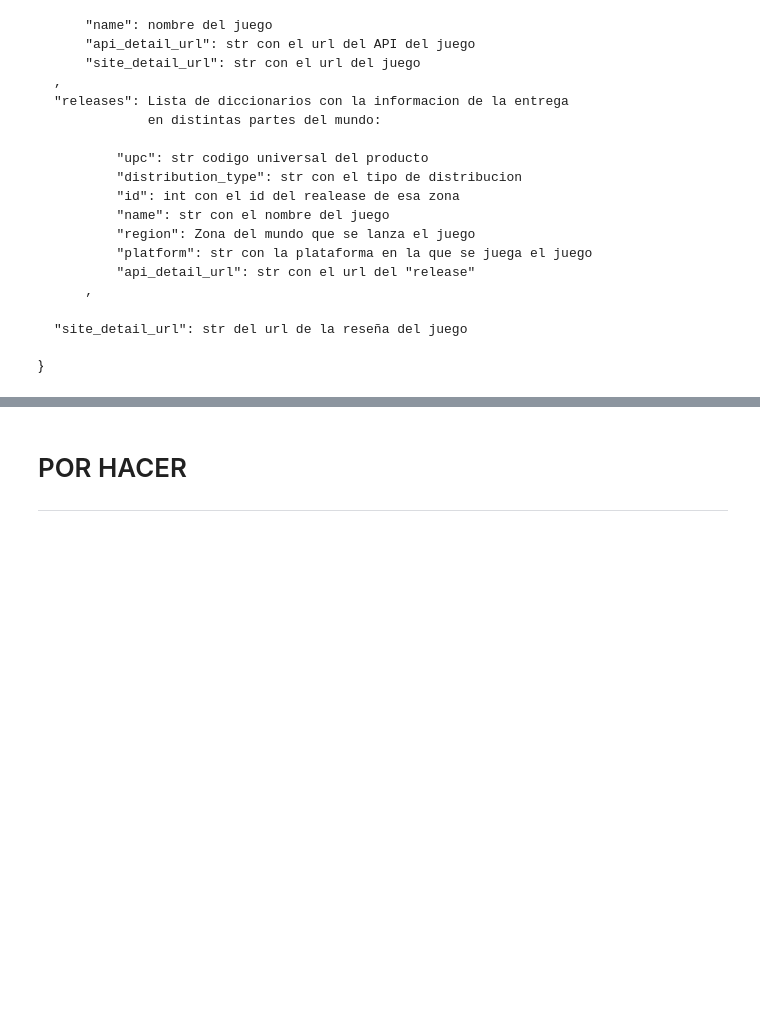
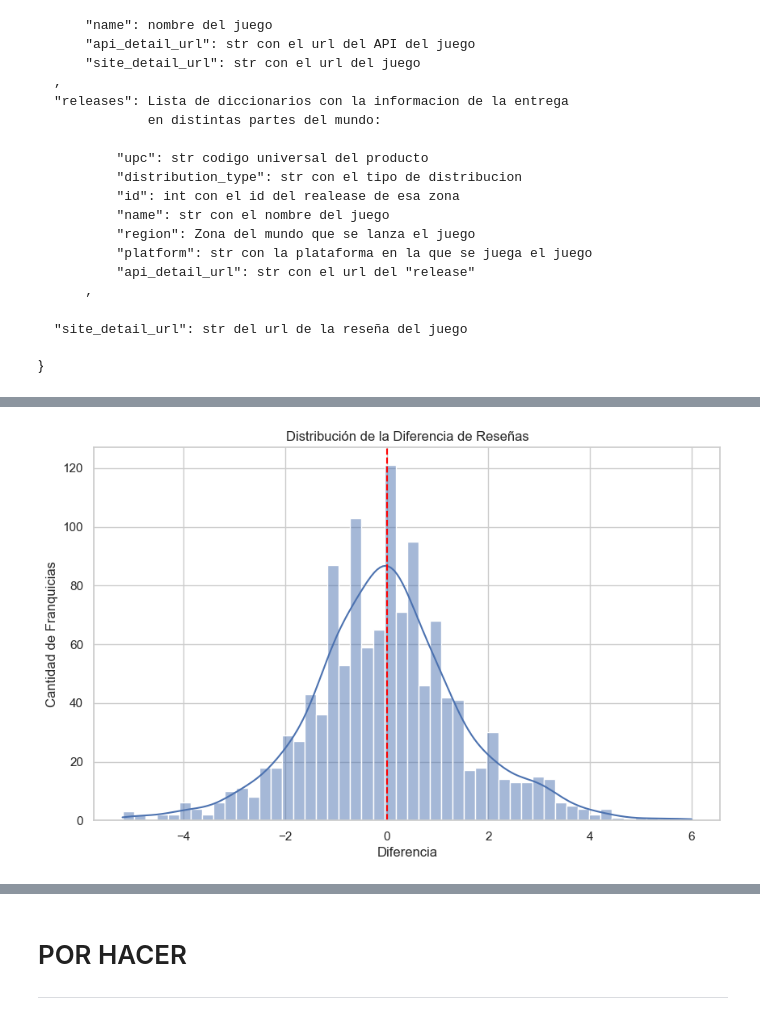
Before and after one commit to claudiocanales721/Proyecto-cs-de-datos, a Jupyter notebook: Partes_separadas_del_proyecto/Alonso/Proceso.ipynb, the cells around one changed output, grey strips where cells are left out. Drawn from its saved outputs; the diff is of its cells as text; code cells hidden in the pictures; blank space fills up the shorter version.

```diff
--- a/Partes_separadas_del_proyecto/Alonso/Proceso.ipynb
+++ b/Partes_separadas_del_proyecto/Alonso/Proceso.ipynb
@@ -261,4 +272,4 @@ df_limpio = df_limpio.sort_values(by=['nombre_franquicia','publicacion'])
 
 df_limpio = df_limpio.groupby('nombre_franquicia').first().reset_index()
 # %%
-df_limpio.sample(5)
+df_juegosagas=df_limpio[df_limpio['nombre_franquicia'].duplicated(keep=False)]
@@ -271,0 +295,5 @@ df_limpio.sample(5)
+# %%
+df_juegosagas['orden']=df_juegosagas.groupby('nombre_franquicia').cumcount()
+saga_pivot=df_juegosagas.pivot_table(index='nombre_franquicia', columns='orden',
+                                    values='score', aggfunc='first')
+saga_pivot[saga_pivot[36].isnull()==False].head()
@@ -271,0 +331,4 @@ df_limpio.sample(5)
+# %%
+df_diferencia=saga_pivot[[ 0, 1]]
+df_diferencia['diferencia']=df_diferencia[1]-df_diferencia[0]
+df_diferencia.head()
@@ -287,0 +381,16 @@ plt.show()
+# %%
+sns.set_theme(style="whitegrid")
+
+
+plt.figure(figsize=(10, 6))
+sns.histplot(df_diferencia['diferencia'], kde=True, bins=50)
+
+
+plt.axvline(x=0, color='red', linestyle='--')
+
+plt.title('Distribución de la Diferencia de Reseñas')
+plt.xlabel('Diferencia')
+plt.ylabel('Cantidad de Franquicias')
+plt.show()
+# %% [output]
+[figure, added]
```
Also changed, not shown: parts of 22 cells of this notebook, 3 other files.
